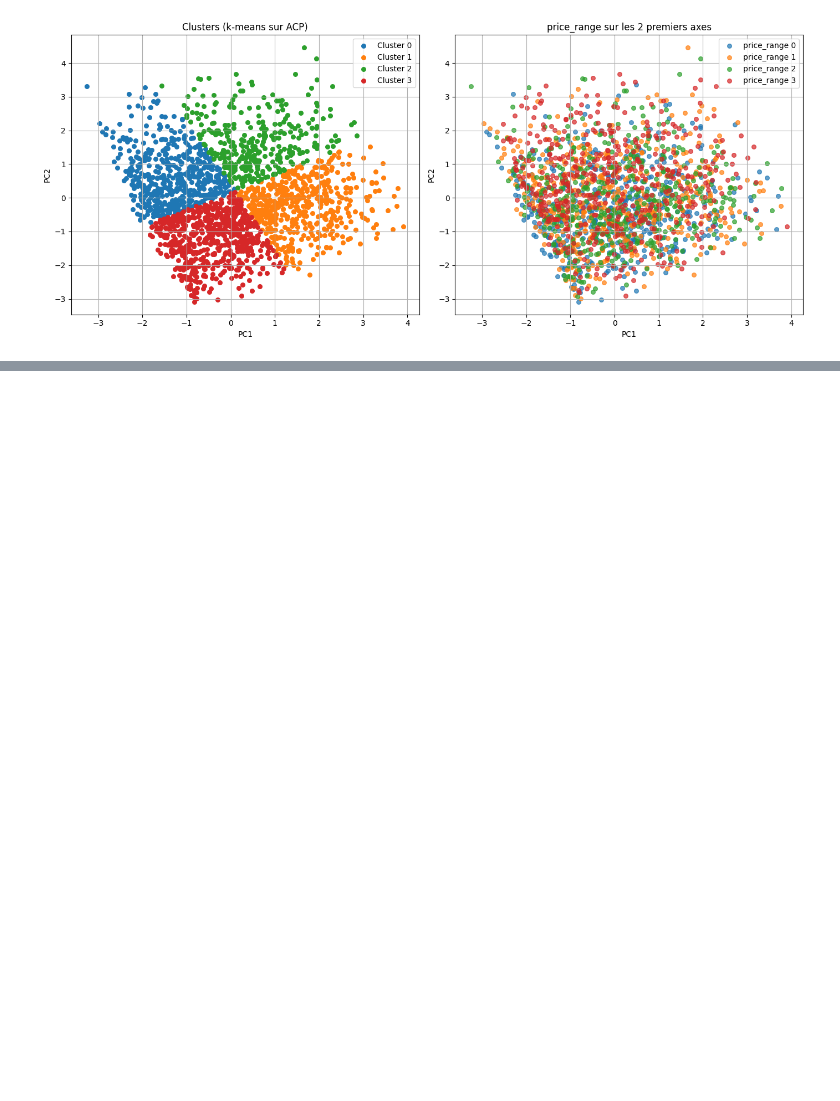
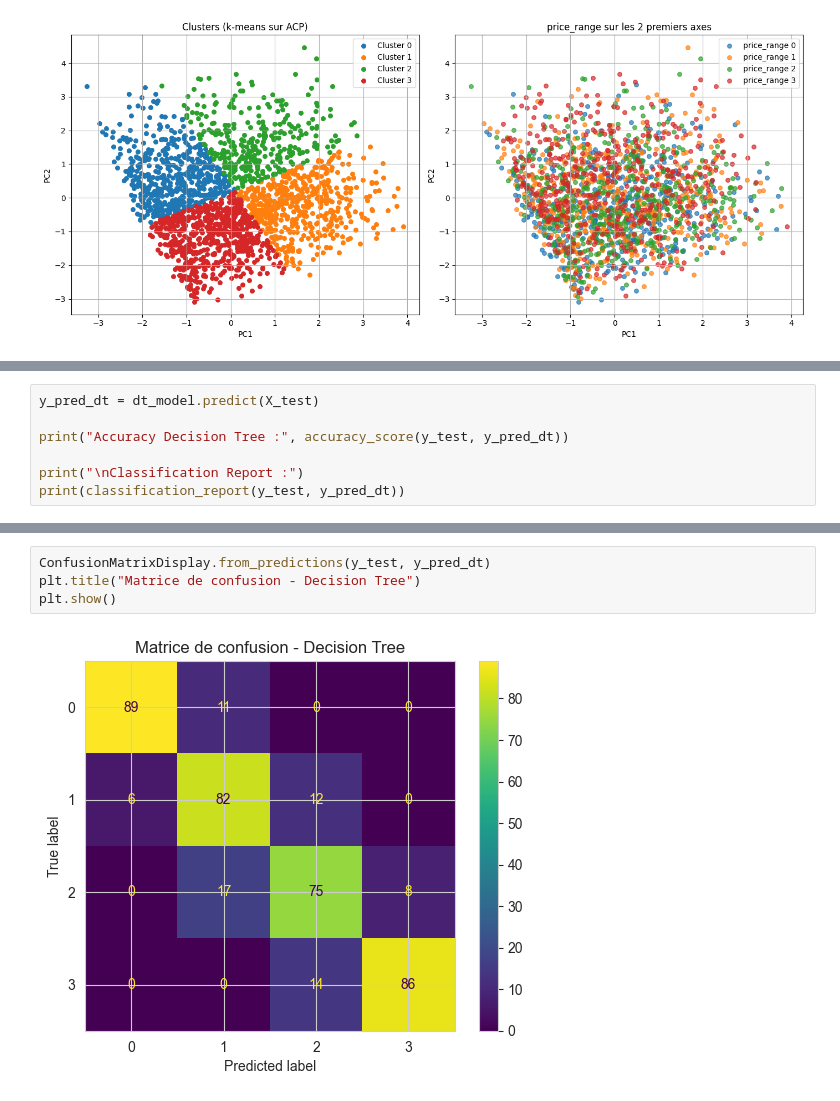
Before and after one commit to imen-chabchoub/datamining1, a Jupyter notebook: notebooks/modeling.ipynb, the cells around one changed output, grey strips where cells are left out. Drawn from its saved outputs; the diff is of its cells as text; blank space fills up the shorter version.

```diff
--- a/notebooks/modeling.ipynb
+++ b/notebooks/modeling.ipynb
@@ -64,0 +196,7 @@ plt.show()
+# %%
+y_pred_dt = dt_model.predict(X_test)
+
+print("Accuracy Decision Tree :", accuracy_score(y_test, y_pred_dt))
+
+print("\nClassification Report :")
+print(classification_report(y_test, y_pred_dt))
@@ -64,0 +217,6 @@ plt.show()
+# %%
+ConfusionMatrixDisplay.from_predictions(y_test, y_pred_dt)
+plt.title("Matrice de confusion - Decision Tree")
+plt.show()
+# %% [output]
+[figure, added]
```
Also changed, not shown: parts of 24 cells of this notebook, 2 other files.
